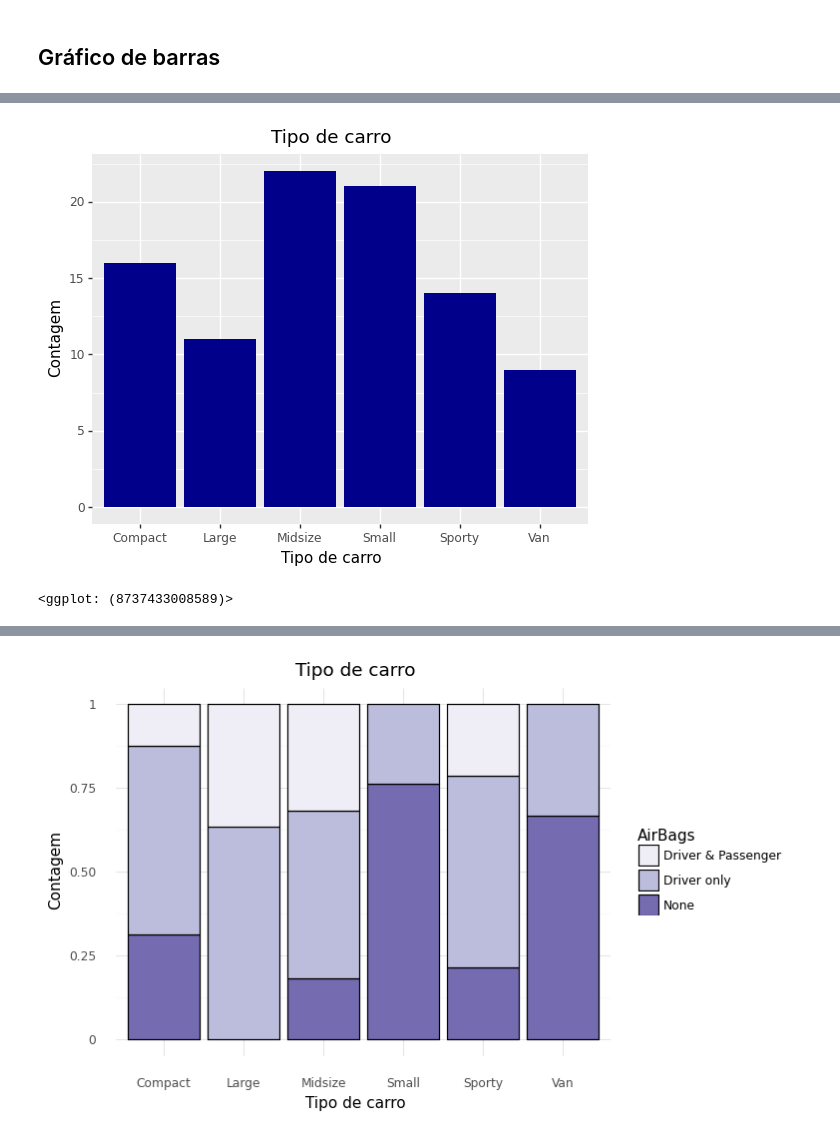
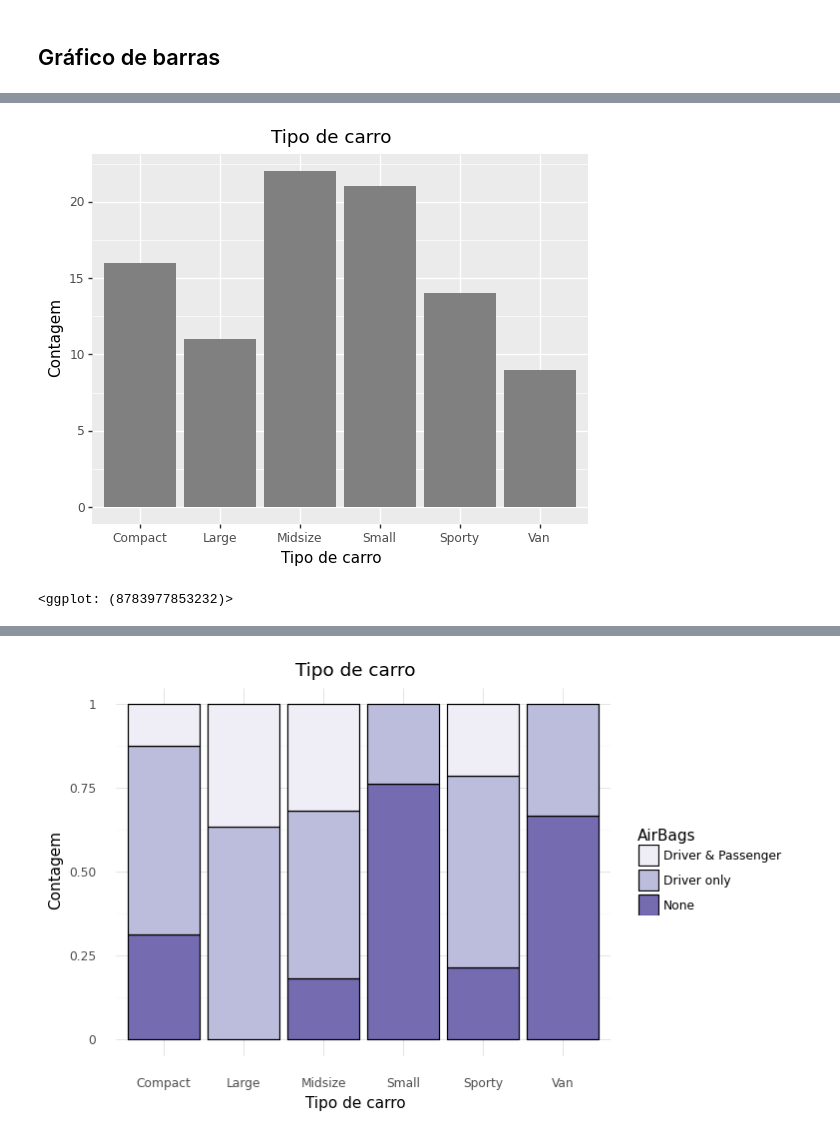
Before and after one commit to deniscruzrodrigues/intro_python_verao_ime_2023, a Jupyter notebook: notebooks/aula04.ipynb, the cells around one changed output, grey strips where cells are left out. Cells and saved outputs as stored; diff of their text form; code cells hidden in the pictures.

```diff
--- a/notebooks/aula04.ipynb
+++ b/notebooks/aula04.ipynb
@@ -218,14 +218,14 @@ ggplot(cars93, aes(x = "Horsepower")) # precisamos especificar o tipo de gráfic
 # %%
 ## Gráfico de Barras
 (ggplot(cars93, aes(x = "Type")) +
- geom_bar(fill = "darkblue") +
+ geom_bar(fill = "grey") +
  labs(x = "Tipo de carro",
       y = "Contagem",
       title = "Tipo de carro")
  )
 # %% [output]
-[figure, old version]
+[figure, new version]
-<ggplot: (8737433008589)>
+<ggplot: (8783977853232)>
 # %%
 ## Gráfico de Barras
 (ggplot(cars93, aes(x = "Type")) +
```
Also changed, not shown: parts of 27 cells of this notebook, 1 other file.
